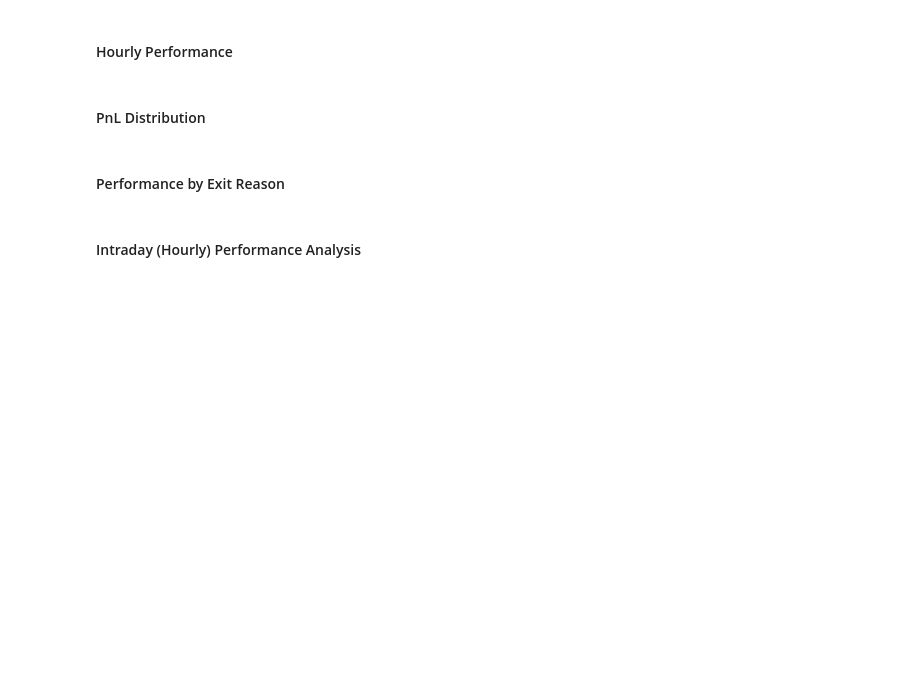
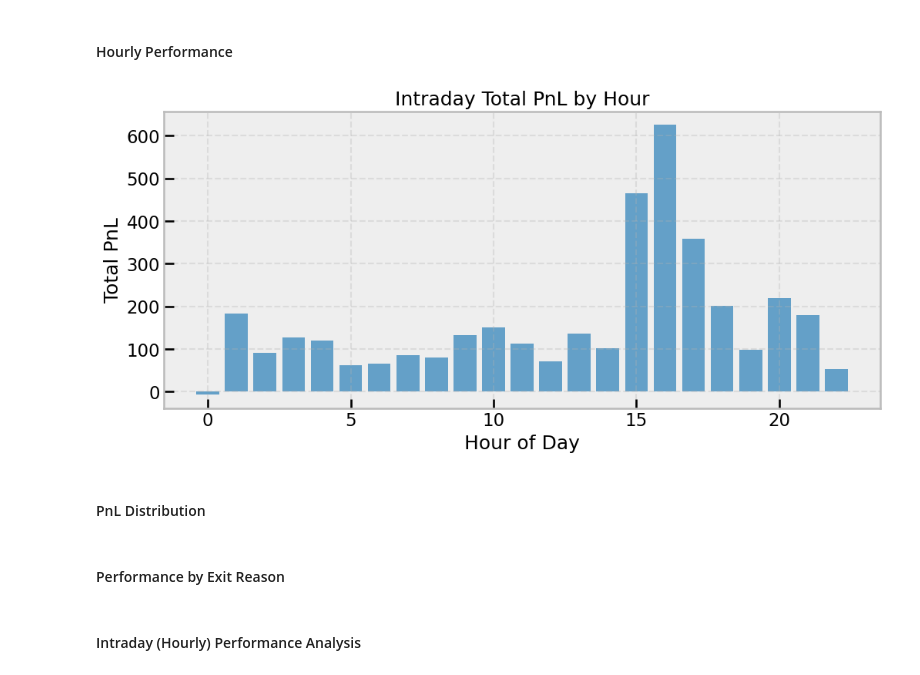
Before and after one commit to AlexSamuseva/Cross-Market-Correlation-Strategy-BTC-NASDAQ-Futures, a Jupyter notebook: Working File - Cross-Market Correlation Strategy - BTC & NASDAQ Futures.ipynb, the cells around one changed output. Drawn from its saved outputs; the diff is of its cells as text; code cells hidden in the pictures; blank space fills up the shorter version.

```diff
--- a/WorkingFile-1.ipynb
+++ b/Working File - Cross-Market Correlation Strategy - BTC & NASDAQ Futures.ipynb
@@ -1100,19 +1202,18 @@ plt.show()
 # %% [markdown]
 #### Hourly Performance
 # %%
-
-# Hourly Performance
-trades_df['Hour'] = pd.to_datetime(trades_df['Entry Time']).dt.hour
-hourly_pnl = trades_df.groupby('Hour')['Points'].sum()
-colors = ['#2ecc71' if x > 0 else '#e74c3c' for x in hourly_pnl.values]
+trades_df['Hour'] = trades_df['Entry_Time'].dt.hour
+hourly_perf = trades_df.groupby('Hour')['PnL'].agg(['count','sum','mean']).reset_index()
 
 plt.figure(figsize=(12,5))
-hourly_pnl.plot(kind='bar', color=colors, edgecolor='black', alpha=0.8)
-plt.title('Hourly PnL Breakdown')
-plt.axhline(0, color='black')
-plt.ylabel('Points')
-plt.grid(axis='y', alpha=0.3)
+plt.bar(hourly_perf['Hour'], hourly_perf['sum'], color='#2980b9', alpha=0.7)
+plt.title("Intraday Total PnL by Hour")
+plt.xlabel("Hour of Day")
+plt.ylabel("Total PnL")
+plt.grid(alpha=0.3)
 plt.show()
+# %% [output]
+[figure, added]
 # %% [markdown]
 #### PnL Distribution
 # %%
```
Also changed, not shown: parts of 16 cells of this notebook.
